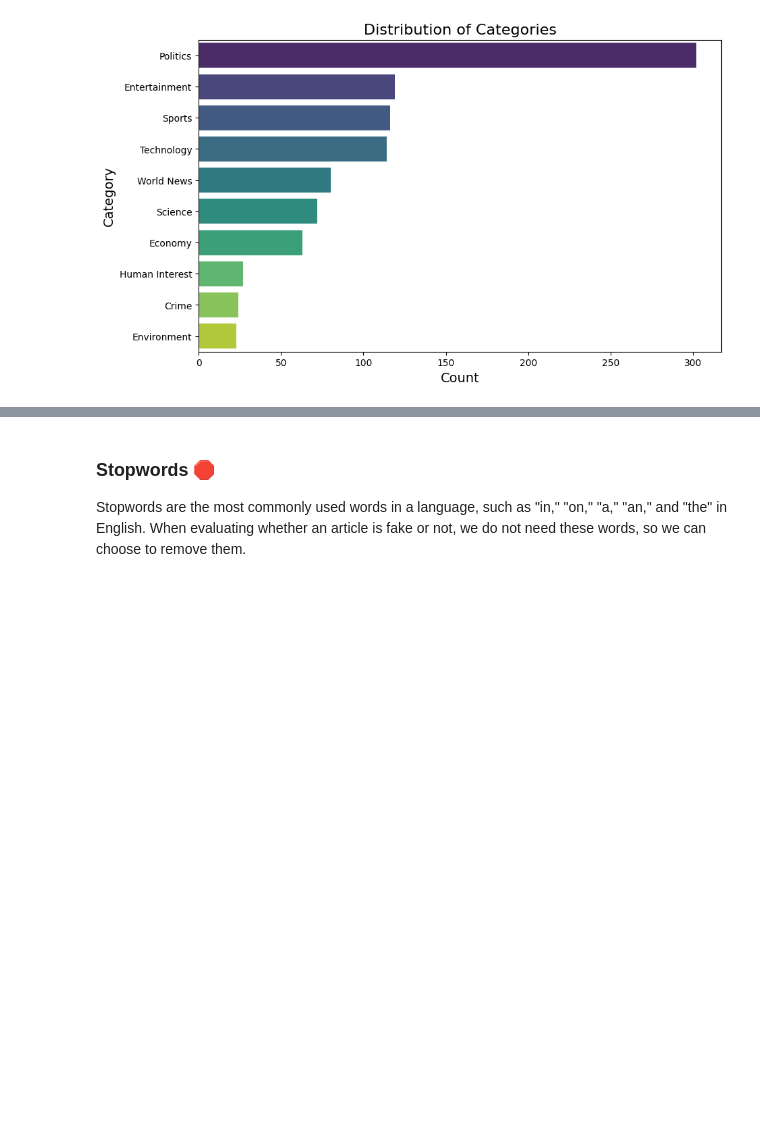
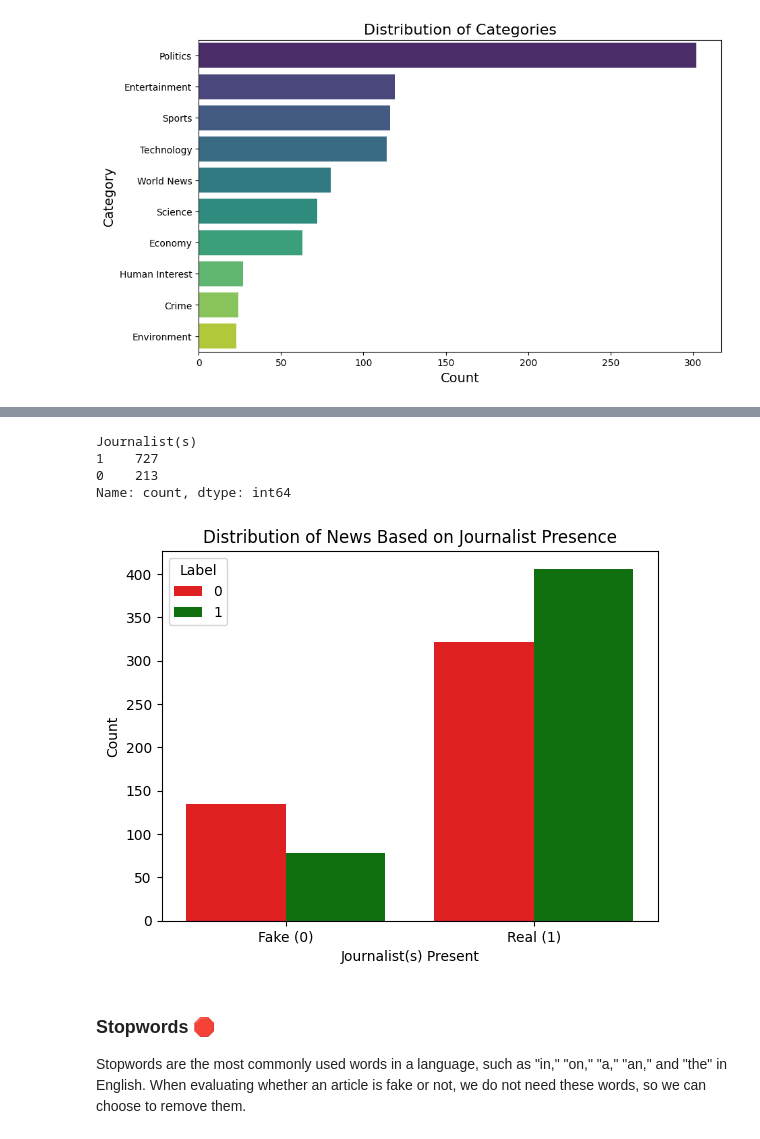
Before and after one commit to ivetkalchev/DeFactify, a Jupyter notebook: defactify.ipynb, the cells around one changed output, grey strips where cells are left out. Cells and saved outputs as stored; diff of their text form; code cells hidden in the pictures; blank space fills up the shorter version.

```diff
--- a/defactify.ipynb
+++ b/defactify.ipynb
@@ -315,3 +334,29 @@ cleaned_dataset.sample(10)
+# %%
+cleaned_dataset['Journalist(s)'] = cleaned_dataset['Journalist(s)'].notnull().astype(int)
+
+print(cleaned_dataset['Journalist(s)'].value_counts())
+# %% [output]
+Journalist(s)
+1    727
+0    213
+Name: count, dtype: int64
+# %%
+aggregated_data = cleaned_dataset.groupby(['Journalist(s)', 'Label']).size().reset_index(name='Counts')
+# %%
+seaborn.barplot(
+    data=aggregated_data,
+    x='Journalist(s)',
+    y='Counts',
+    hue='Label',
+    palette={0: 'red', 1: 'green'}
+)
+plt.title('Distribution of News Based on Journalist Presence')
+plt.xlabel('Journalist(s) Present')
+plt.ylabel('Count')
+plt.xticks(ticks=[0, 1], labels=['Fake (0)', 'Real (1)'])
+plt.show()
+# %% [output]
+[figure, added]
 # %% [markdown]
 ### Stopwords 🛑
 Stopwords are the most commonly used words in a language, such as "in," "on," "a," "an," and "the" in English.
```
Also changed, not shown: parts of 25 cells of this notebook, 1 other file.
